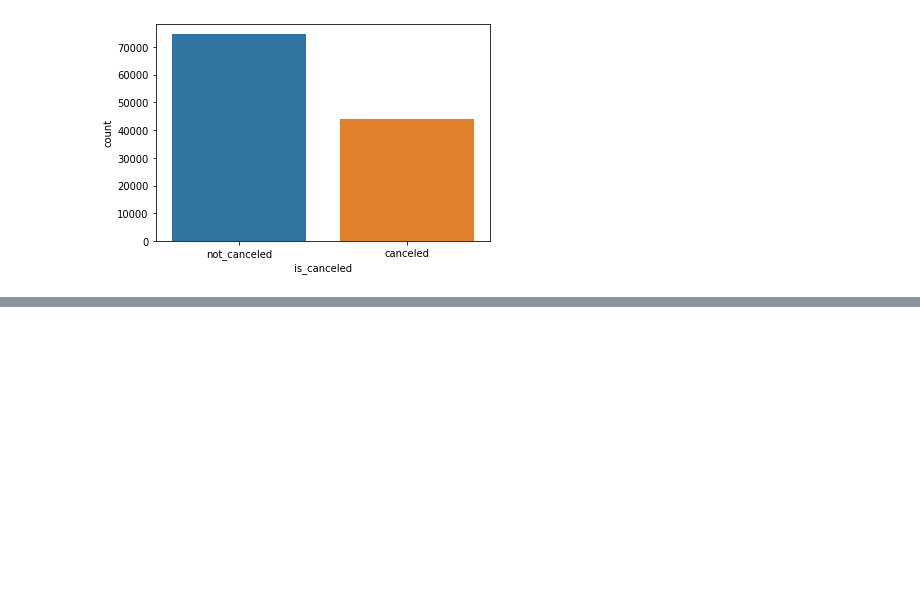
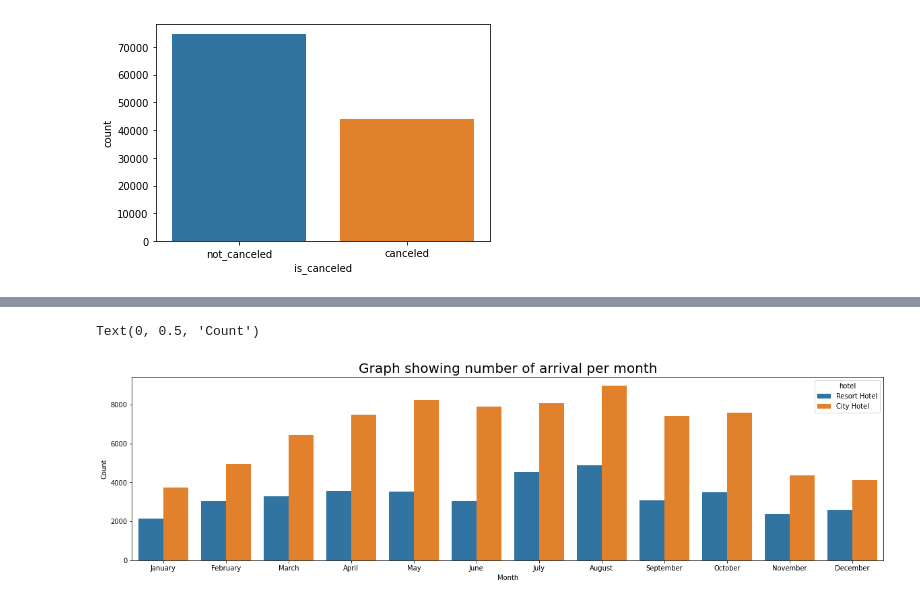
Before and after one commit to SwenFereira/Hotel-Booking-Analysis-EDA-Capstone-Project-, a Jupyter notebook: Swen_Fereira_|_Hotel_Booking_Analysis_Capstone_Project.ipynb, the cells around one changed output, grey strips where cells are left out. Drawn from its saved outputs; the diff is of its cells as text; code cells hidden in the pictures; blank space fills up the shorter version.

```diff
--- a/Swen_Fereira_|_Hotel_Booking_Analysis_Capstone_Project.ipynb
+++ b/Swen_Fereira_|_Hotel_Booking_Analysis_Capstone_Project.ipynb
@@ -154,0 +178,13 @@ sns.countplot(canceled_data)
+# %%
+lst3 = ['hotel', 'arrival_date_year', 'arrival_date_month','arrival_date_day_of_month' ]
+period_arrival = data[lst3]
+# %%
+plt.figure(figsize=(20,5))
+
+sns.countplot(data = period_arrival, x = 'arrival_date_month', hue = 'hotel', order = ['January', 'February', 'March', 'April', 'May', 'June', 'July',
+          'August', 'September', 'October', 'November', 'December']).set_title('Graph showing number of arrival per month',fontsize=20)
+plt.xlabel('Month')
+plt.ylabel('Count')
+# %% [output]
+Text(0, 0.5, 'Count')
+[figure, added]
```
Also changed, not shown: parts of 5 cells of this notebook.
